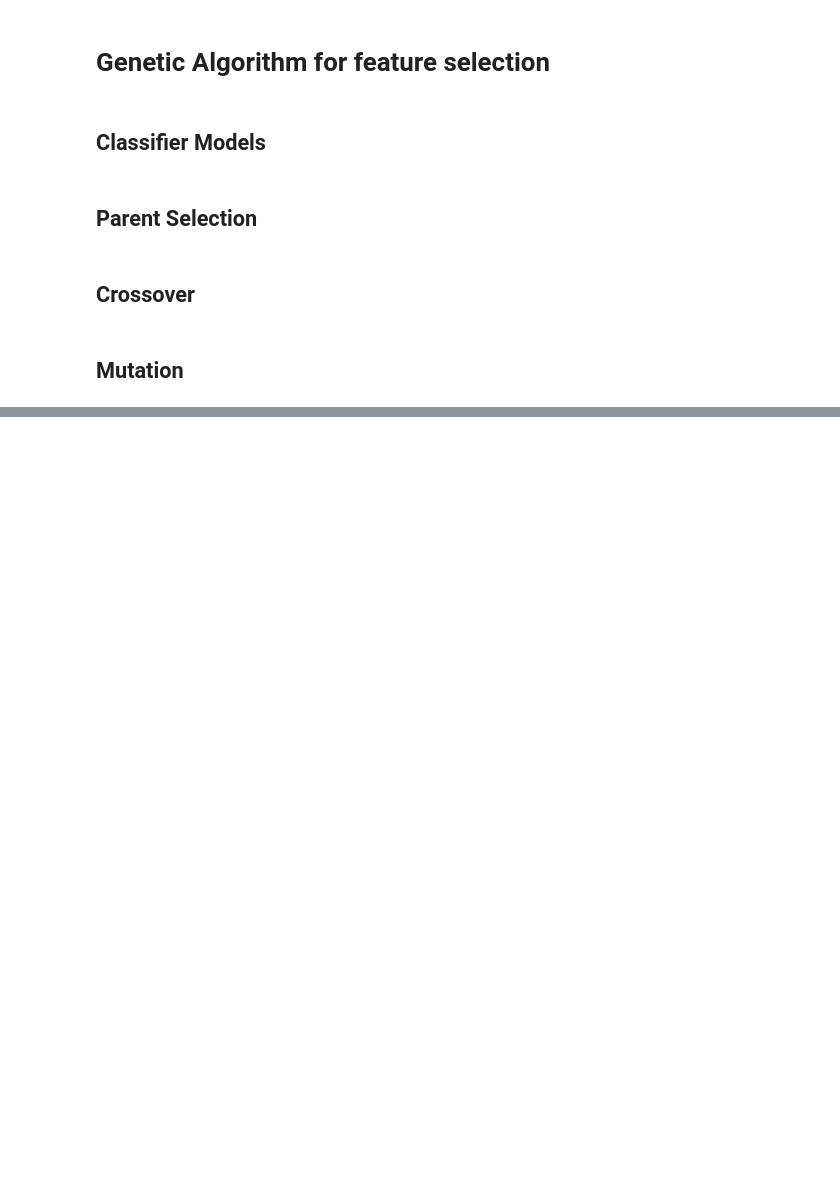
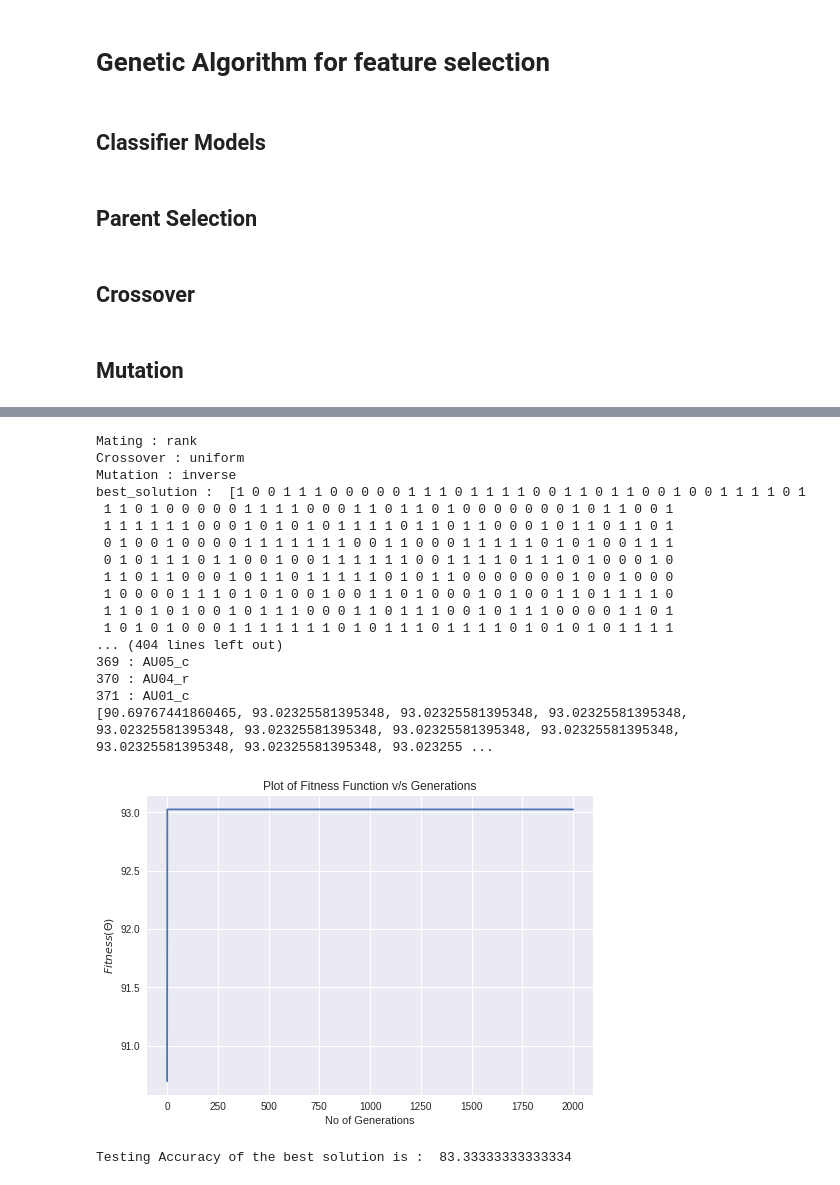
Before and after one commit to Radhesh-Sarma/Emotion-Detection, a Jupyter notebook: GA.ipynb, the cells around one changed output, grey strips where cells are left out. Saved outputs shown, nothing was run; the diff lists cells and outputs as text; code cells hidden in the pictures; blank space fills up the shorter version.

```diff
--- a/GA.ipynb
+++ b/GA.ipynb
@@ -126,7 +126,7 @@ def single_crossover(parents, offspring_size):
 def two_point_crossover(parents, offspring_size):
     offspring = numpy.empty(offspring_size)
     # The points at which crossover takes place between two parents
-    crossover_point_1 = numpy.random.randint(low=0, high=offspring_size[1])
+    crossover_point_1 = numpy.random.randint(low=0, high=offspring_size[1]-2)
     crossover_point_2 = numpy.random.randint(low=crossover_point_1+1, high=offspring_size[1])
 
     for k in range(offspring_size[0]):
@@ -243,8 +204,33 @@ def select_mutation(offspring_crossover, num_mutations,type):
     return swap_mutation(offspring_crossover, num_mutations)
   if(type == "inverse"):
     return inverse_mutation(offspring_crossover, num_mutations)
+# %%
+i = 0
 # %%
 def GA(sol_per_pop,num_parents_mating,num_mutations,num_generations,mating,crossover,mutation):
+  df = pd.read_csv('Final.csv')
+  df=df.drop(['face'],1)
+  df=df.drop(['Unnamed: 0'],1)
+  df=df.drop(['Unnamed: 0.1'],1)
+  df=df.drop(['Unnamed: 0.1.1'],1)
+  df = df.sample(frac = 1)
+  # print(df)
+
+  df = normalize(df)
+
+  x = np.array(df.drop(['Sad'],1))
+  y = np.array(df['Sad'])
+
+  data_inputs = x
+  data_outputs = y
+
+  num_samples = data_inputs.shape[0]
+  num_feature_elements = data_inputs.shape[1]
+
+  train_indices = numpy.arange(0,num_samples*0.7*(0.7), 1,int)
+  val_indices = numpy.arange(num_samples*0.7*(0.7)+1,num_samples*0.7, 1,int)
+  test_indices_1 = numpy.arange((num_samples*0.7)+1, num_samples*0.7+num_samples*0.3*0.7, 1,int)
+  test_indices_2 = numpy.arange(num_samples*0.7+num_samples*0.7*0.3+1, num_samples, 1,int)
   # Defining the population shape.
   pop_shape = (sol_per_pop, num_feature_elements)
   print("Mating : " + str(mating))
@@ -256,8 +242,8 @@ def GA(sol_per_pop,num_parents_mating,num_mutations,num_generations,mating,cross
 
   best_outputs = []
   for generation in range(num_generations):
-    if(generation%100 == 0):
-      print("Generation : ", generation)
+    # if(generation%100 == 0):
+    #   print("Generation : ", generation)
     # Measuring the fitness of each chromosome in the population.
     fitness = cal_pop_fitness(new_population, data_inputs, data_outputs, train_indices, val_indices)
     # print("Fitness")
@@ -456,0 +333,22 @@ best_solution :  [0 1 0 1 1 0 1 0 0 1 0 0 1 1 0 1 0 0 0 1 1 1 1 1 1 0 1 1 0 1 1
+# %%
+GA(sol_per_pop = 20,num_parents_mating = 10,num_mutations = 70,num_generations = 2000,mating = "rank",crossover = "uniform",mutation = "inverse")
+# %% [output]
+Mating : rank
+Crossover : uniform
+Mutation : inverse
+best_solution :  [1 0 0 1 1 1 0 0 0 0 0 1 1 1 0 1 1 1 1 0 0 1 1 0 1 1 0 0 1 0 0 1 1 1 1 0 1
+ 1 1 0 1 0 0 0 0 0 1 1 1 1 0 0 0 1 1 0 1 1 0 1 0 0 0 0 0 0 0 1 0 1 1 0 0 1
+ 1 1 1 1 1 1 0 0 0 1 0 1 0 1 0 1 1 1 1 0 1 1 0 1 1 0 0 0 1 0 1 1 0 1 1 0 1
+ 0 1 0 0 1 0 0 0 0 1 1 1 1 1 1 1 0 0 1 1 0 0 0 1 1 1 1 1 0 1 0 1 0 0 1 1 1
+ 0 1 0 1 1 1 0 1 1 0 0 1 0 0 1 1 1 1 1 1 0 0 1 1 1 1 0 1 1 1 0 1 0 0 0 1 0
+ 1 1 0 1 1 0 0 0 1 0 1 1 0 1 1 1 1 1 0 1 0 1 1 0 0 0 0 0 0 0 1 0 0 1 0 0 0
+ 1 0 0 0 0 1 1 1 0 1 0 1 0 0 1 0 0 1 1 0 1 0 0 0 1 0 1 0 0 1 1 0 1 1 1 1 0
+ 1 1 0 1 0 1 0 0 1 0 1 1 1 0 0 0 1 1 0 1 1 1 0 0 1 0 1 1 1 0 0 0 0 1 1 0 1
+ 1 0 1 0 1 0 0 0 1 1 1 1 1 1 1 0 1 0 1 1 1 0 1 1 1 1 0 1 0 1 0 1 0 1 1 1 1
+... (404 lines left out)
+369 : AU05_c
+370 : AU04_r
+371 : AU01_c
+[90.69767441860465, 93.02325581395348, 93.02325581395348, 93.02325581395348, 93.02325581395348, 93.02325581395348, 93.02325581395348, 93.02325581395348, 93.02325581395348, 93.02325581395348, 93.023255 ...
+[figure, added]
+Testing Accuracy of the best solution is :  83.33333333333334
```
Also changed, not shown: parts of 3 cells of this notebook.
